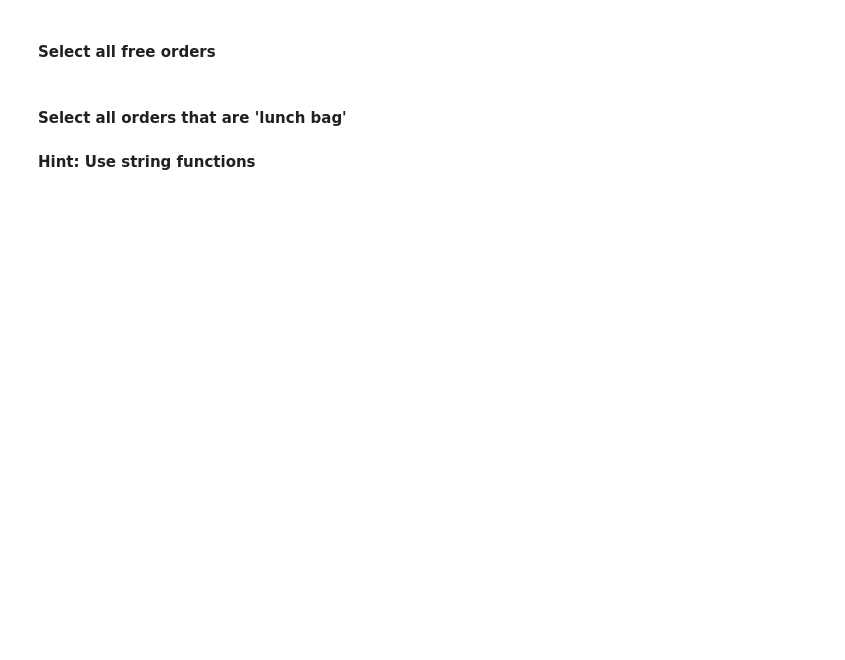
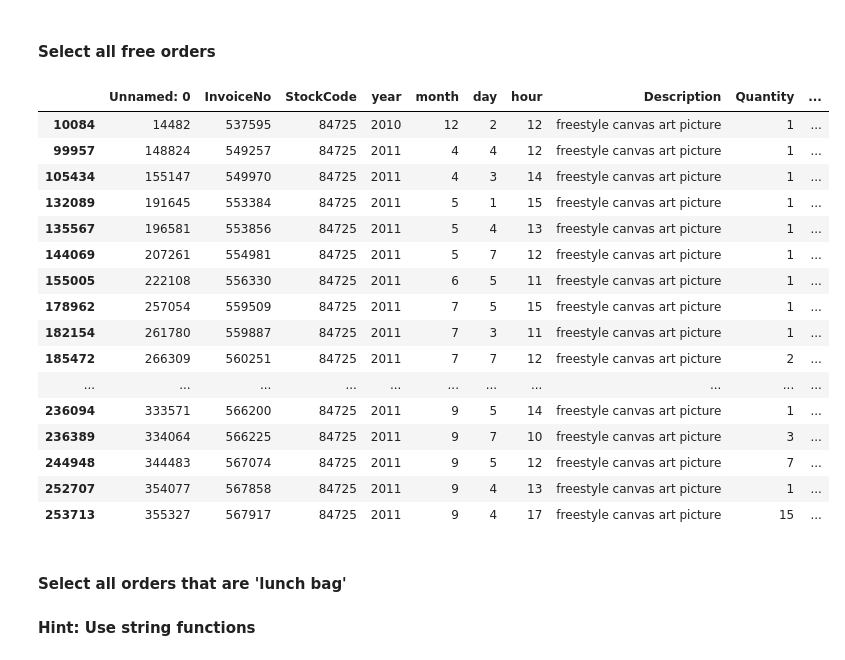
Before and after one commit to MacsEli/lab-subsetting-and-descriptive-stats, a Jupyter notebook: your-code/main.ipynb, the cells around one changed output. Cells and saved outputs as stored; diff of their text form; code cells hidden in the pictures; blank space fills up the shorter version.

```diff
--- a/your-code/main.ipynb
+++ b/your-code/main.ipynb
@@ -487,3 +503,24 @@ print(customerSpain2.info())
+# %%
+sub = 'free'
+tempOrders[(tempOrders['Description'].str.contains(sub))]
+# %% [output]
+|  | Unnamed: 0 | InvoiceNo | StockCode | year | month | day | hour | Description | Quantity | ... |
+| 10084 | 14482 | 537595 | 84725 | 2010 | 12 | 2 | 12 | freestyle canvas art picture | 1 | ... |
+| 99957 | 148824 | 549257 | 84725 | 2011 | 4 | 4 | 12 | freestyle canvas art picture | 1 | ... |
+| 105434 | 155147 | 549970 | 84725 | 2011 | 4 | 3 | 14 | freestyle canvas art picture | 1 | ... |
+| 132089 | 191645 | 553384 | 84725 | 2011 | 5 | 1 | 15 | freestyle canvas art picture | 1 | ... |
+| 135567 | 196581 | 553856 | 84725 | 2011 | 5 | 4 | 13 | freestyle canvas art picture | 1 | ... |
+| 144069 | 207261 | 554981 | 84725 | 2011 | 5 | 7 | 12 | freestyle canvas art picture | 1 | ... |
+| 155005 | 222108 | 556330 | 84725 | 2011 | 6 | 5 | 11 | freestyle canvas art picture | 1 | ... |
+| 178962 | 257054 | 559509 | 84725 | 2011 | 7 | 5 | 15 | freestyle canvas art picture | 1 | ... |
+| 182154 | 261780 | 559887 | 84725 | 2011 | 7 | 3 | 11 | freestyle canvas art picture | 1 | ... |
+| 185472 | 266309 | 560251 | 84725 | 2011 | 7 | 7 | 12 | freestyle canvas art picture | 2 | ... |
+| ... | ... | ... | ... | ... | ... | ... | ... | ... | ... | ... |
+| 236094 | 333571 | 566200 | 84725 | 2011 | 9 | 5 | 14 | freestyle canvas art picture | 1 | ... |
+| 236389 | 334064 | 566225 | 84725 | 2011 | 9 | 7 | 10 | freestyle canvas art picture | 3 | ... |
+| 244948 | 344483 | 567074 | 84725 | 2011 | 9 | 5 | 12 | freestyle canvas art picture | 7 | ... |
+| 252707 | 354077 | 567858 | 84725 | 2011 | 9 | 4 | 13 | freestyle canvas art picture | 1 | ... |
+| 253713 | 355327 | 567917 | 84725 | 2011 | 9 | 4 | 17 | freestyle canvas art picture | 15 | ... |
 # %% [markdown]
 #### Select all orders that are 'lunch bag'
 #### Hint: Use string functions
```
Also changed, not shown: parts of 14 cells of this notebook.
